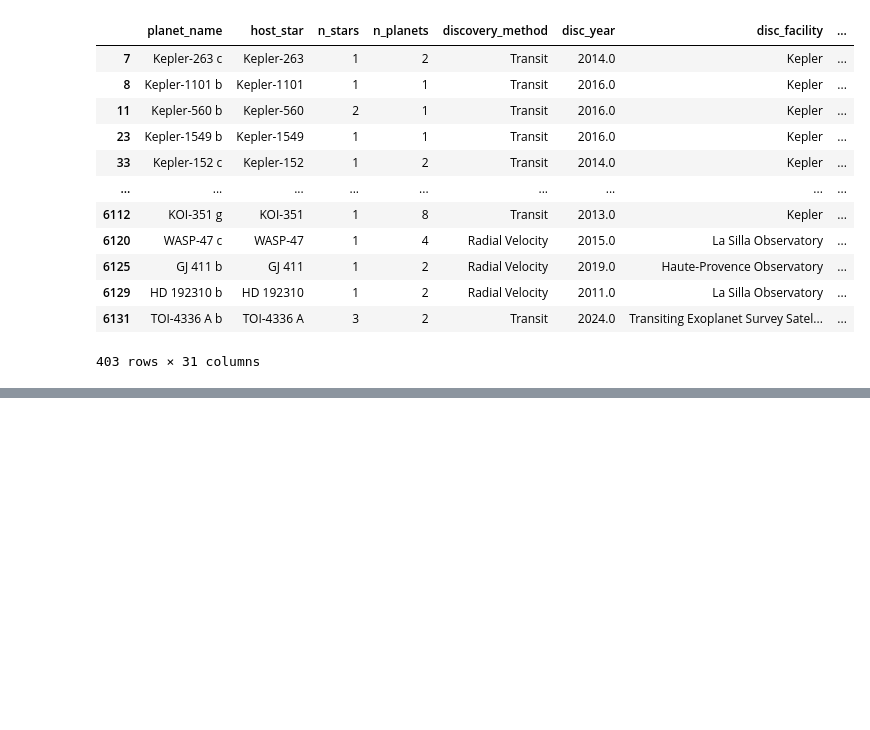
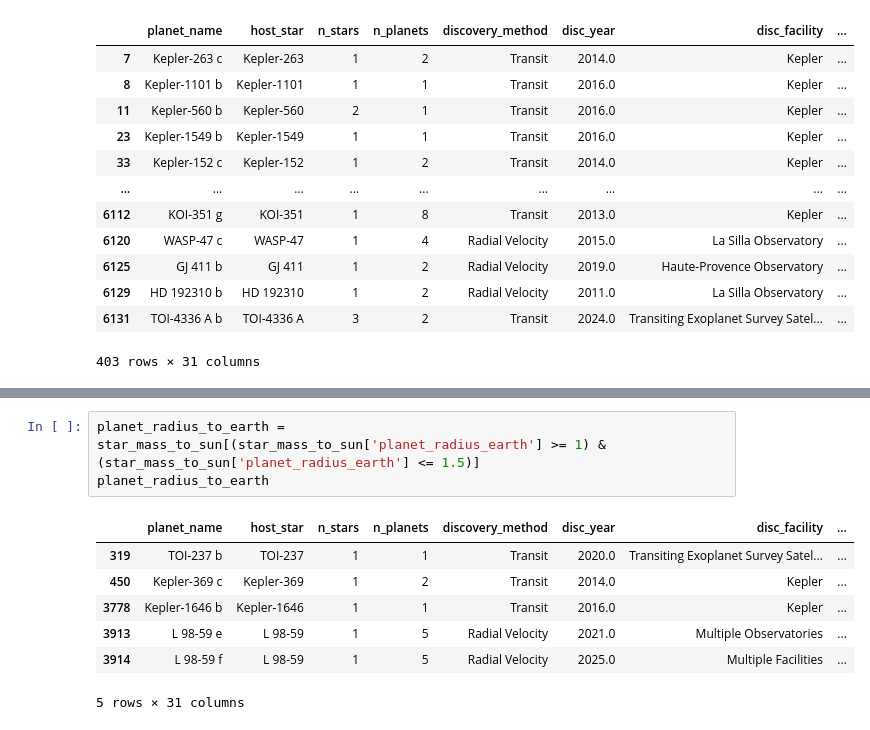
Before and after one commit to plamensve/DS_2026_FP, a Jupyter notebook: notebooks/07_earth_like_candidates.ipynb, the cells around one changed output, grey strips where cells are left out. Drawn from its saved outputs; the diff is of its cells as text; blank space fills up the shorter version.

```diff
--- a/notebooks/07_earth_like_candidates.ipynb
+++ b/notebooks/07_earth_like_candidates.ipynb
@@ -44,0 +107,11 @@ in_habitat_zone
+# %%
+planet_radius_to_earth = star_mass_to_sun[(star_mass_to_sun['planet_radius_earth'] >= 1) & (star_mass_to_sun['planet_radius_earth'] <= 1.5)]
+planet_radius_to_earth
+# %% [output]
+|  | planet_name | host_star | n_stars | n_planets | discovery_method | disc_year | disc_facility | ... |
+| 319 | TOI-237 b | TOI-237 | 1 | 1 | Transit | 2020.0 | Transiting Exoplanet Survey Satel... | ... |
+| 450 | Kepler-369 c | Kepler-369 | 1 | 2 | Transit | 2014.0 | Kepler | ... |
+| 3778 | Kepler-1646 b | Kepler-1646 | 1 | 1 | Transit | 2016.0 | Kepler | ... |
+| 3913 | L 98-59 e | L 98-59 | 1 | 5 | Radial Velocity | 2021.0 | Multiple Observatories | ... |
+| 3914 | L 98-59 f | L 98-59 | 1 | 5 | Radial Velocity | 2025.0 | Multiple Facilities | ... |
+5 rows × 31 columns
```
Also changed, not shown: parts of 5 cells of this notebook.
